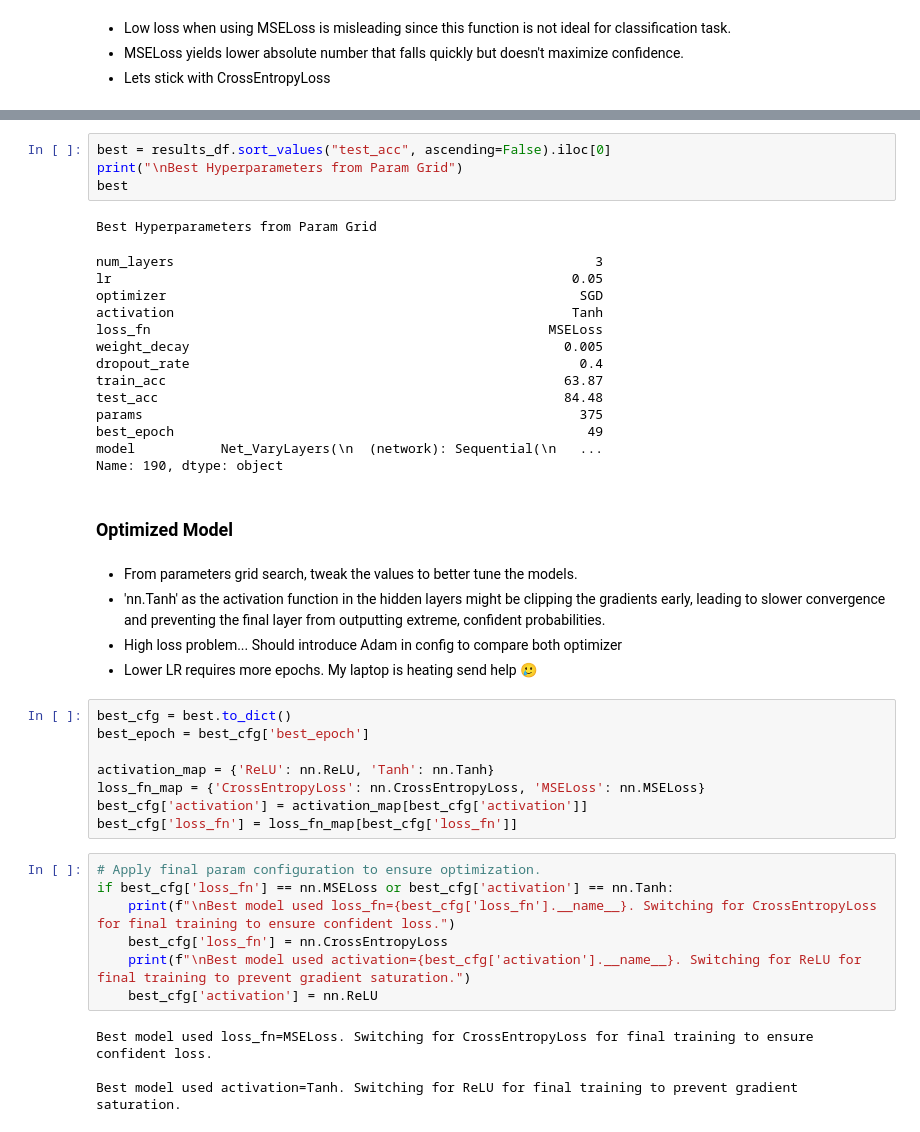
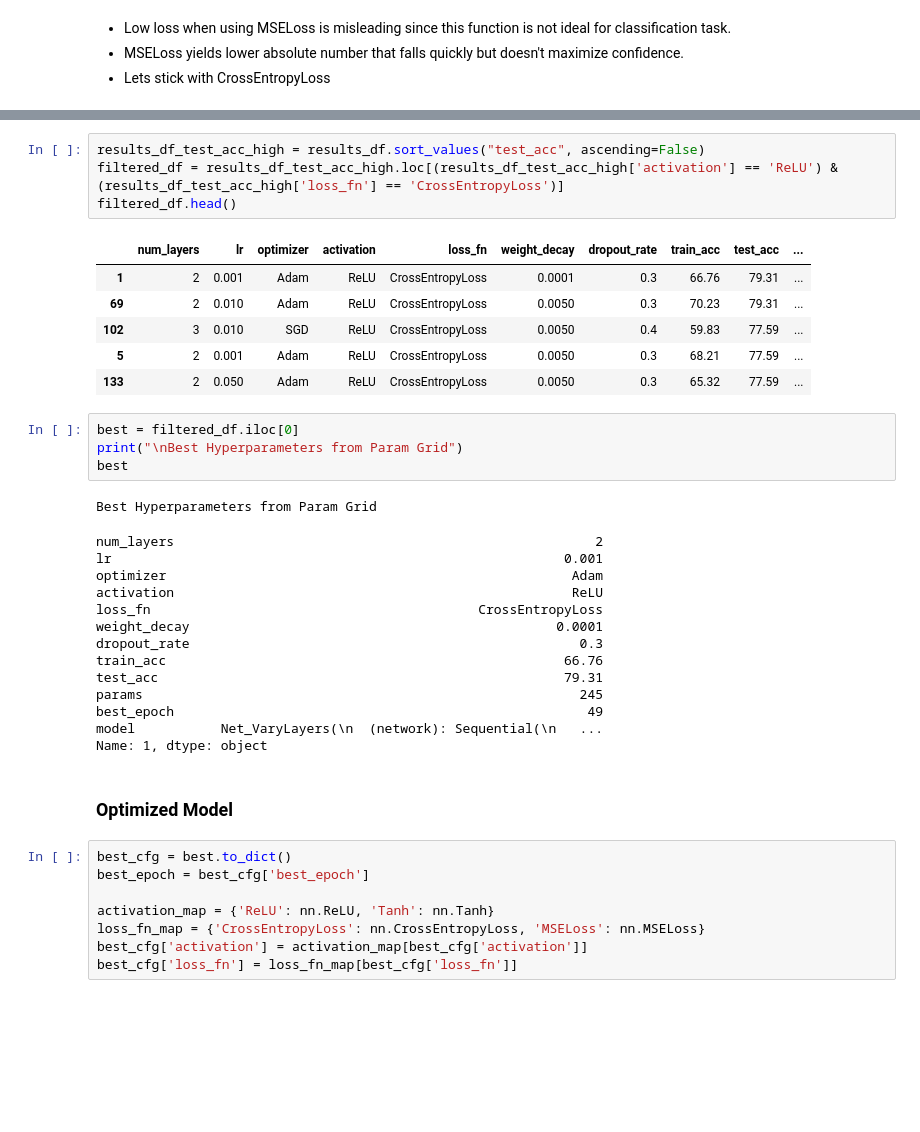
Before and after one commit to alyanifr/MLP_WOA7015, a Jupyter notebook: MLP.ipynb, the cells around one changed output, grey strips where cells are left out. Saved outputs shown, nothing was run; the diff lists cells and outputs as text; blank space fills up the shorter version.

```diff
--- a/MLP.ipynb
+++ b/MLP.ipynb
@@ -521,29 +527,35 @@ results_df.sort_values("test_acc", ascending=False).head(10)
+# %%
+results_df_test_acc_high = results_df.sort_values("test_acc", ascending=False)
+filtered_df = results_df_test_acc_high.loc[(results_df_test_acc_high['activation'] == 'ReLU') & (results_df_test_acc_high['loss_fn'] == 'CrossEntropyLoss')]
+filtered_df.head()
+# %% [output]
+|  | num_layers | lr | optimizer | activation | loss_fn | weight_decay | dropout_rate | train_acc | test_acc | ... |
+| 1 | 2 | 0.001 | Adam | ReLU | CrossEntropyLoss | 0.0001 | 0.3 | 66.76 | 79.31 | ... |
+| 69 | 2 | 0.010 | Adam | ReLU | CrossEntropyLoss | 0.0050 | 0.3 | 70.23 | 79.31 | ... |
+| 102 | 3 | 0.010 | SGD | ReLU | CrossEntropyLoss | 0.0050 | 0.4 | 59.83 | 77.59 | ... |
+| 5 | 2 | 0.001 | Adam | ReLU | CrossEntropyLoss | 0.0050 | 0.3 | 68.21 | 77.59 | ... |
+| 133 | 2 | 0.050 | Adam | ReLU | CrossEntropyLoss | 0.0050 | 0.3 | 65.32 | 77.59 | ... |
 # %%
-best = results_df.sort_values("test_acc", ascending=False).iloc[0]
+best = filtered_df.iloc[0]
 print("\nBest Hyperparameters from Param Grid")
 best
 # %% [output]
 Best Hyperparameters from Param Grid
-num_layers                                                      3
-lr                                                           0.05
-optimizer                                                     SGD
-activation                                                   Tanh
-loss_fn                                                   MSELoss
-weight_decay                                                0.005
-dropout_rate                                                  0.4
-train_acc                                                   63.87
-test_acc                                                    84.48
-params                                                        375
+num_layers                                                      2
+lr                                                          0.001
+optimizer                                                    Adam
+activation                                                   ReLU
+loss_fn                                          CrossEntropyLoss
+weight_decay                                               0.0001
+dropout_rate                                                  0.3
+train_acc                                                   66.76
+test_acc                                                    79.31
+params                                                        245
 best_epoch                                                     49
 model           Net_VaryLayers(\n  (network): Sequential(\n   ...
-Name: 190, dtype: object
+Name: 1, dtype: object
 # %% [markdown]
 ### Optimized Model
-# %% [markdown]
-- From parameters grid search, tweak the values to better tune the models.
-- 'nn.Tanh' as the activation function in the hidden layers might be clipping the gradients early, leading to slower convergence and preventing the final layer from outputting extreme, confident probabilities.
-- High loss problem... Should introduce Adam in config to compare both optimizer
-- Lower LR requires more epochs. My laptop is heating send help 🥲
 # %%
 best_cfg = best.to_dict()
 best_epoch = best_cfg['best_epoch']
@@ -552,17 +564,6 @@ activation_map = {'ReLU': nn.ReLU, 'Tanh': nn.Tanh}
 loss_fn_map = {'CrossEntropyLoss': nn.CrossEntropyLoss, 'MSELoss': nn.MSELoss}
 best_cfg['activation'] = activation_map[best_cfg['activation']]
 best_cfg['loss_fn'] = loss_fn_map[best_cfg['loss_fn']]
-# %%
-# Apply final param configuration to ensure optimization.
-if best_cfg['loss_fn'] == nn.MSELoss or best_cfg['activation'] == nn.Tanh:
-    print(f"\nBest model used loss_fn={best_cfg['loss_fn'].__name__}. Switching for CrossEntropyLoss for final training to ensure confident loss.")
-    best_cfg['loss_fn'] = nn.CrossEntropyLoss
-    print(f"\nBest model used activation={best_cfg['activation'].__name__}. Switching for ReLU for final training to prevent gradient saturation.")
-    best_cfg['activation'] = nn.ReLU
-# %% [output]
-Best model used loss_fn=MSELoss. Switching for CrossEntropyLoss for final training to ensure confident loss.
-
-Best model used activation=Tanh. Switching for ReLU for final training to prevent gradient saturation.
 # %%
 optimized_model = train_model(best_cfg, train_loader, test_loader, epochs=best_epoch + 1, patience=10, early_stopping=True)
 # %% [output]
```
Also changed, not shown: parts of 11 cells of this notebook.
